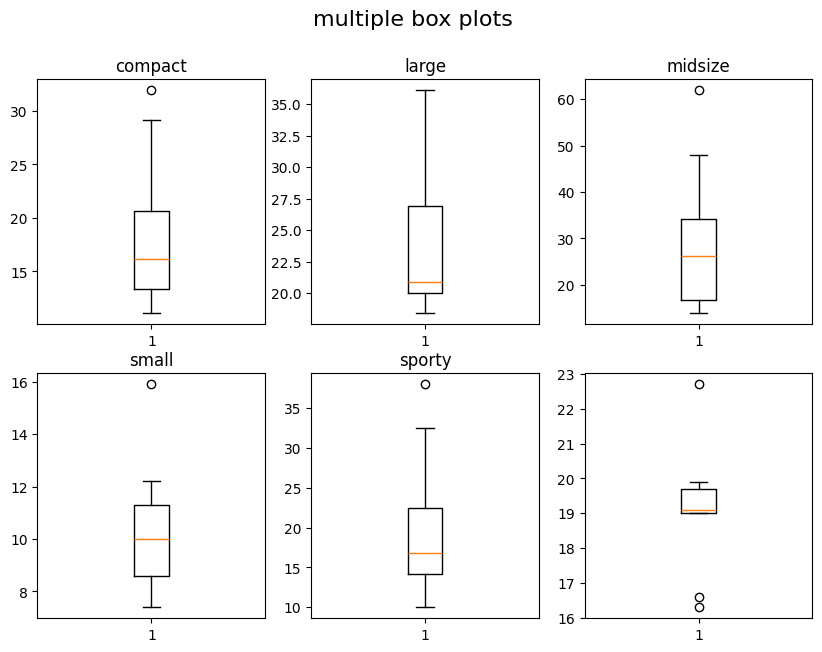
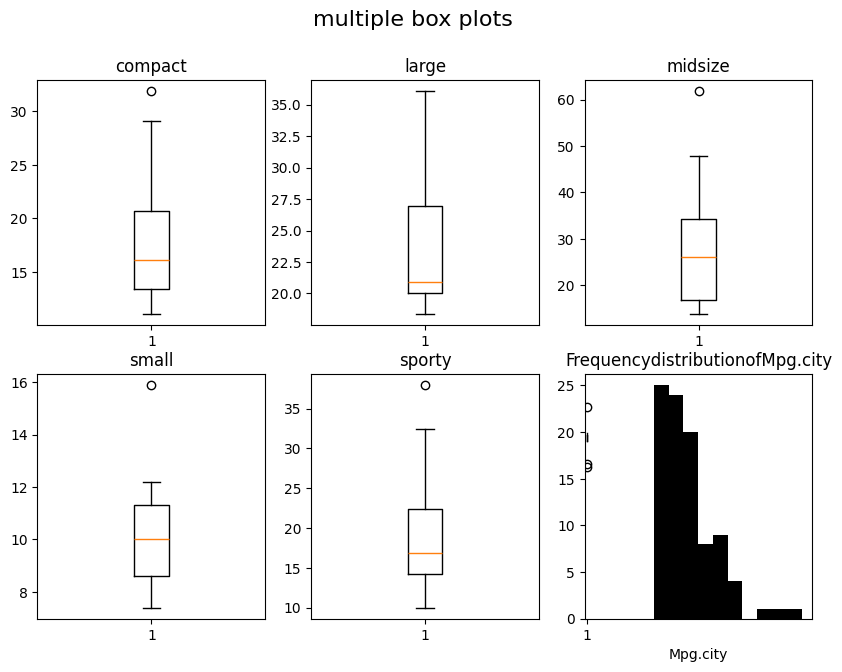
Unified diff of the notebook cell whose output changed from the first chart to the second:
--- before
+++ after
@@ -3,5 +3,5 @@
 import matplotlib.cm as cm
 import numpy as np
-cars_df=pd.read_csv('Cars93.csv')
+cars_df =pd.read_csv('/content/Cars93 (2).csv')
 print(cars_df)
 fig,ax=plt.subplots(2,3)
@@ -20,4 +20,5 @@
 ax[1][1].set_title('sporty')
 ax[1][2].boxplot(cars_df["Price"][cars_df["Type"]=="Van"])
+ax[1][2].set_title('Van')
 min_value=np.min(cars_df['Price'])
 q1=np.percentile(cars_df['Price'],25)
@@ -25,7 +26,11 @@
 q3=np.percentile(cars_df['Price'],75)
 max_value=np.max(cars_df['Price'])
-print('minimumvalue:',min_value)
+print('MinimumValue:',min_value)
 print('Q1:',q1)
 print('median:',median)
 print('Q3:',q3)
-print('maximumvalue:',max_value)
+print('MaximuValue:',max_value)
+plt.hist(cars_df['MPG.city'],color='black')
+plt.xlabel('Mpg.city')
+plt.title('FrequencydistributionofMpg.city')
+plt.show()

Commit: Created using Colab